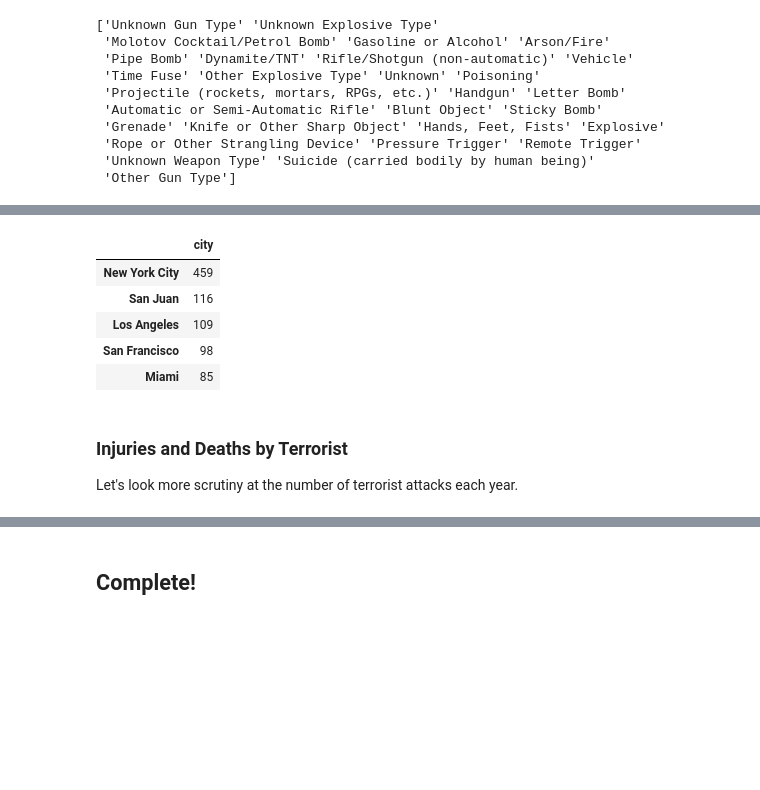
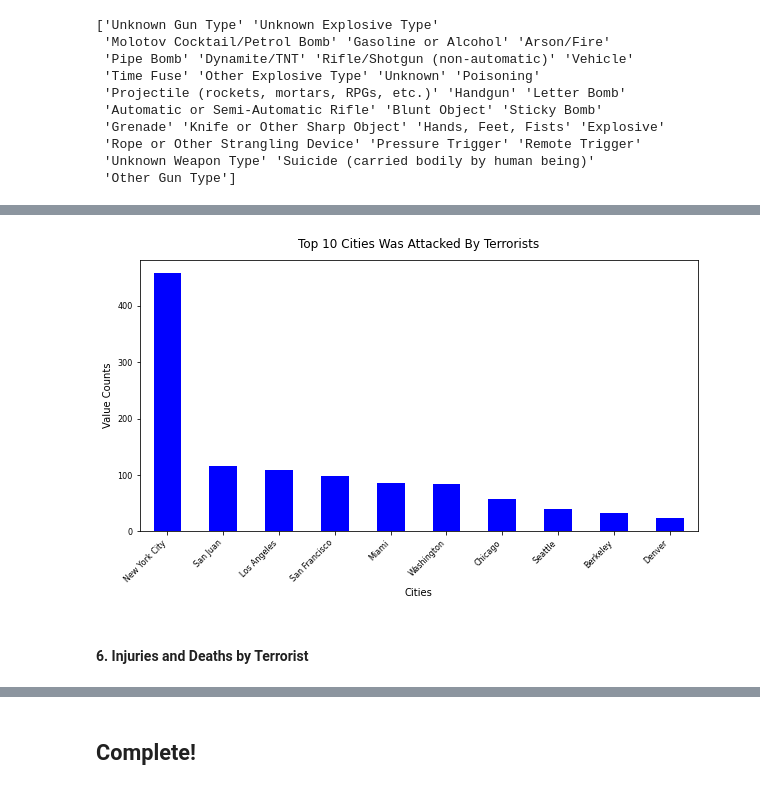
Before and after one commit to ndleah/TSF-data-science-internship, a Jupyter notebook: Task 4 - Exploratory Data Analysis - Terrorism - Intermediate/Exploratory Data Analysis - Terrorism.ipynb, the cells around one changed output, grey strips where cells are left out. Cells and saved outputs as stored; diff of their text form; code cells hidden in the pictures; blank space fills up the shorter version.

```diff
--- a/Task 4 - Exploratory Data Analysis - Terrorism - Intermediate/Exploratory Data Analysis - Terrorism.ipynb
+++ b/Task 4 - Exploratory Data Analysis - Terrorism - Intermediate/Exploratory Data Analysis - Terrorism.ipynb
@@ -291,13 +307,18 @@ pd.DataFrame(terror_us['state'].value_counts()).head()
 # %%
-### Terrorist Attacks by Cities
-pd.DataFrame(terror_us['city'].value_counts()).head()
+# Terrorist Attacks by Cities
+cities = pd.DataFrame(terror_us['city'].value_counts().head(10))
+
+# Plot
+cities['city'].plot(kind = 'bar', color = 'blue', fontsize = 8, figsize = (10,5))
+plt.xticks(rotation=45, horizontalalignment='right')
+
+# Labels
+plt.xlabel('Cities')
+plt.ylabel('Value Counts')
+plt.title('Top 10 Cities Was Attacked By Terrorists', y=1.02, fontsize=12)
+
+plt.show()
 # %% [output]
-|  | city |
-| New York City | 459 |
-| San Juan | 116 |
-| Los Angeles | 109 |
-| San Francisco | 98 |
-| Miami | 85 |
+[figure, added]
 # %% [markdown]
-### Injuries and Deaths by Terrorist
-Let's look more scrutiny at the number of terrorist attacks each year.
+#### 6. Injuries and Deaths by Terrorist
```
Also changed, not shown: parts of 22 cells of this notebook.
